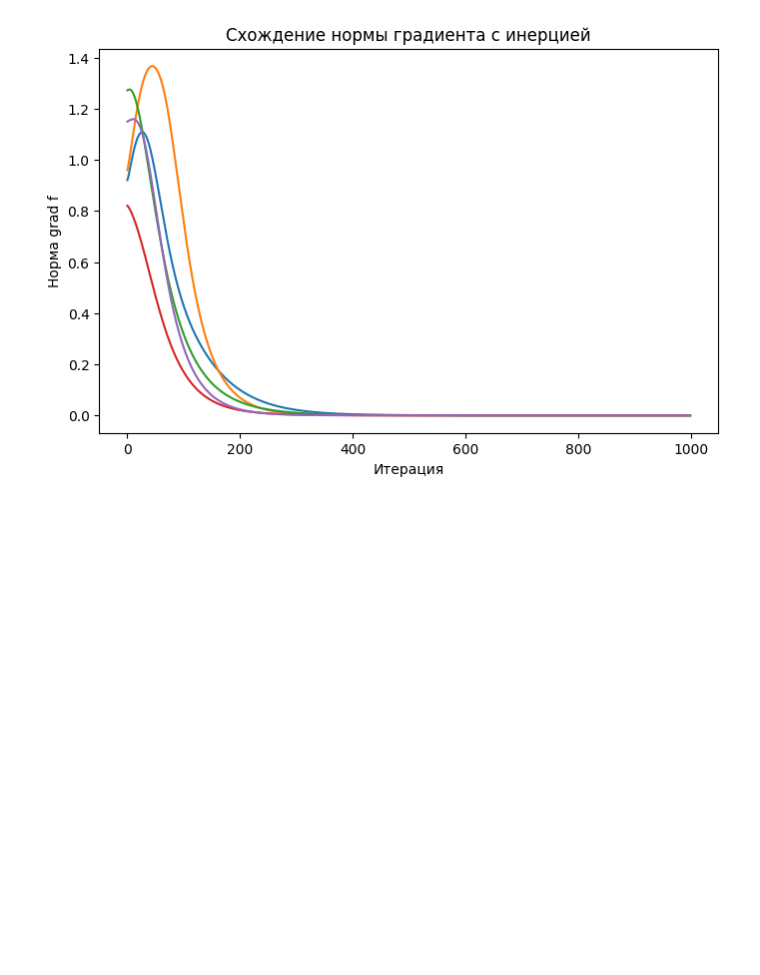
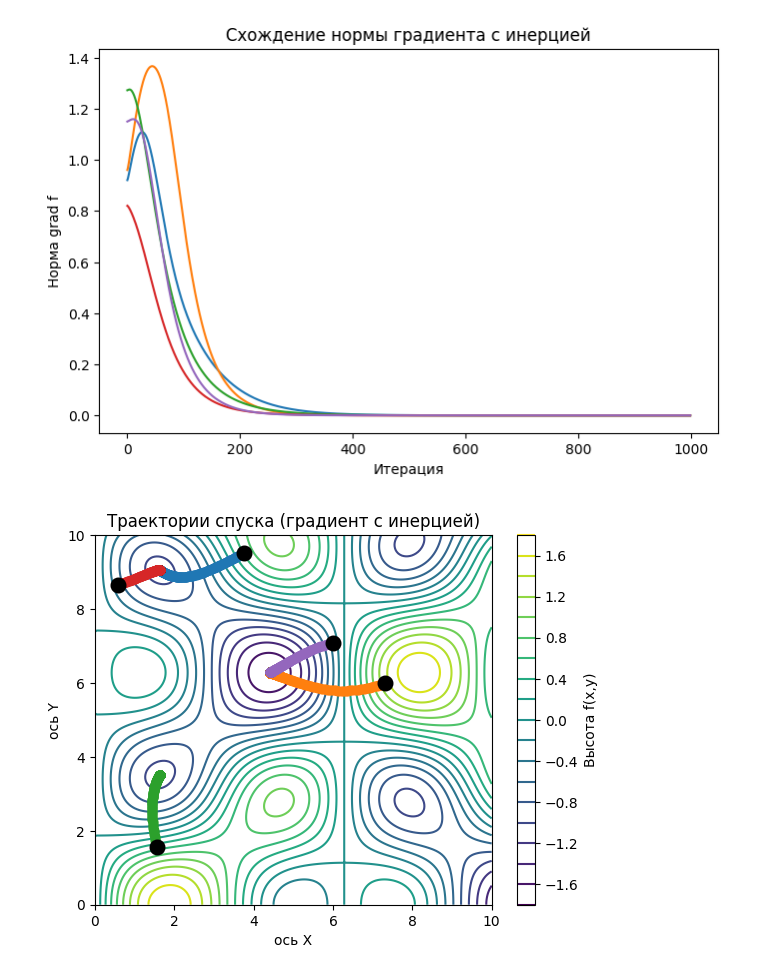
Before and after one commit to vladimir-rusaleev/deep_learning_2025, a Jupyter notebook: gradient_descent.ipynb, the cells around one changed output. Saved outputs shown, nothing was run; the diff lists cells and outputs as text; code cells hidden in the pictures; blank space fills up the shorter version.

Commit message:
graphic for gd with momentum added

```diff
--- a/gradient_descent.ipynb
+++ b/gradient_descent.ipynb
@@ -115,3 +115,23 @@ plt.ylabel("Норма grad f")
 plt.show()
 # %% [output]
 [figure]
+# %%
+x1 = np.linspace(0, 10, 200)
+x2 = np.linspace(0, 10, 200)
+X1, X2 = np.meshgrid(x1, x2)
+f_values = f(np.column_stack([X1.ravel(), X2.ravel()])).reshape(X1.shape)
+
+contour = plt.contour(X1, X2, f_values, levels=20, cmap='viridis')
+plt.colorbar(contour, label='Высота f(x,y)')
+
+plt.title("Траектории спуска (градиент с инерцией)")
+plt.xlabel("ось X")
+plt.ylabel("ось Y")
+for t in trajs:
+    plt.plot(t[:, 0], t[:, 1], 'o-')
+    plt.plot(t[0, 0], t[0, 1], 'o', color='black', markersize=10,
+             markeredgecolor='black', markeredgewidth=1.5)
+
+plt.show()
+# %% [output]
+[figure, added]
```
